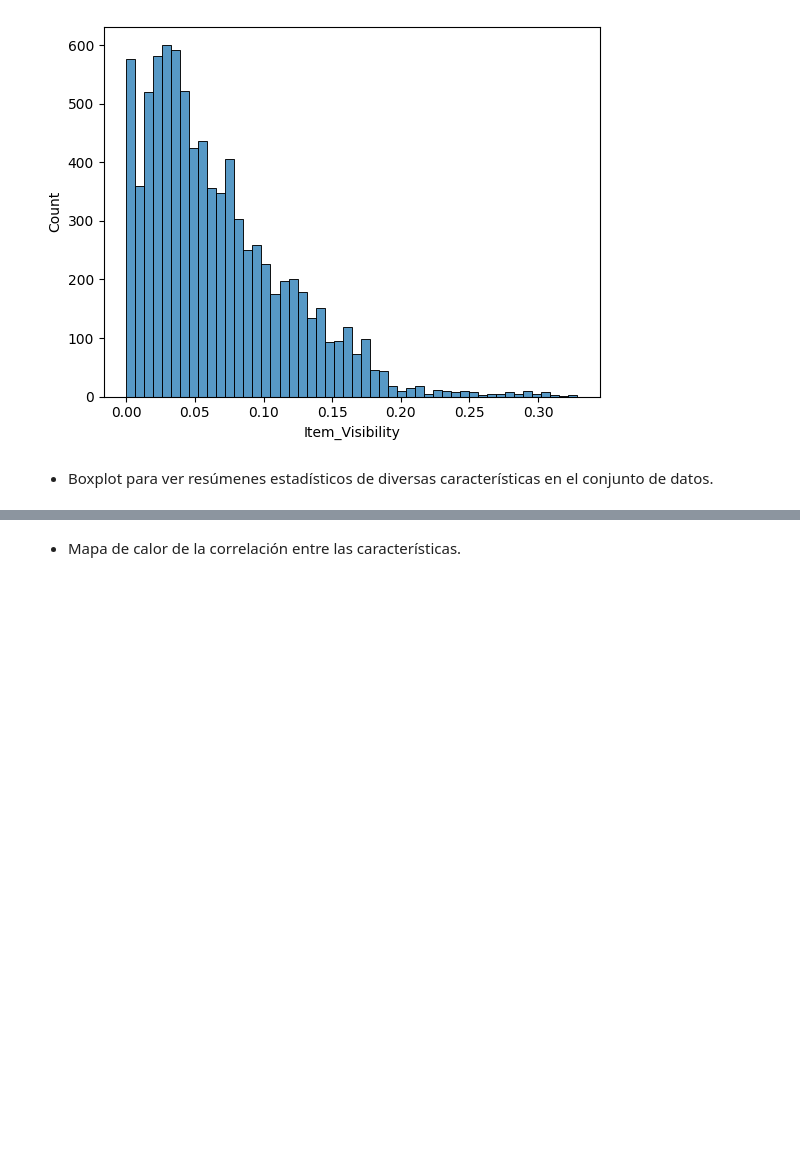
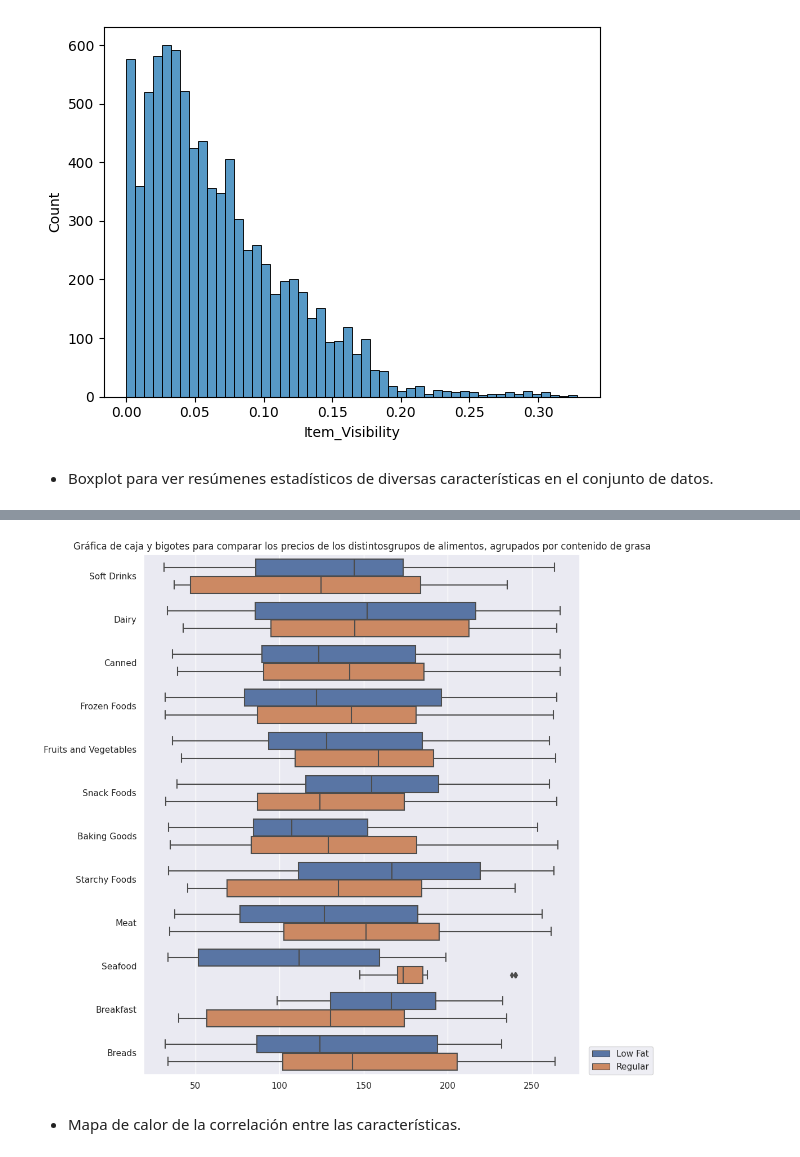
Before and after one commit to javierexe/predicciones-de-ventas, a Jupyter notebook: Proyecto_1.ipynb, the cells around one changed output, grey strips where cells are left out. Cells and saved outputs as stored; diff of their text form; code cells hidden in the pictures; blank space fills up the shorter version.

```diff
--- a/Proyecto_1.ipynb
+++ b/Proyecto_1.ipynb
@@ -275,4 +274,20 @@ Text(0.5, 0, '')
 [figure]
+# %%
+df['Item_Type'].unique()
+df_alim = df[df.Item_Type.isin(['Soft Drinks','Dairy','Canned','Frozen Foods',
+                                'Fruits and Vegetables','Snack Foods',
+                                'Baking Goods','Starchy Foods','Meat',
+                                'Seafood', 'Breakfast', 'Breads'])]
+# %%
+sns.set(rc = {"figure.figsize":(10,12)})
+sns.boxplot(df_alim, x='Item_MRP', y='Item_Type', hue='Item_Fat_Content', width=0.8)
+plt.legend(loc=(1.02, 0))
+plt.xlabel(None, rotation=75);
+plt.ylabel(None);
+plt.title('Gráfica de caja y bigotes para comparar los precios de los distintos\
+grupos de alimentos, agrupados por contenido de grasa');
+# %% [output]
+[figure, added]
 # %% [markdown]
 * Mapa de calor de la correlación entre las características.
 # %%
```
Also changed, not shown: parts of 1 cell of this notebook.
